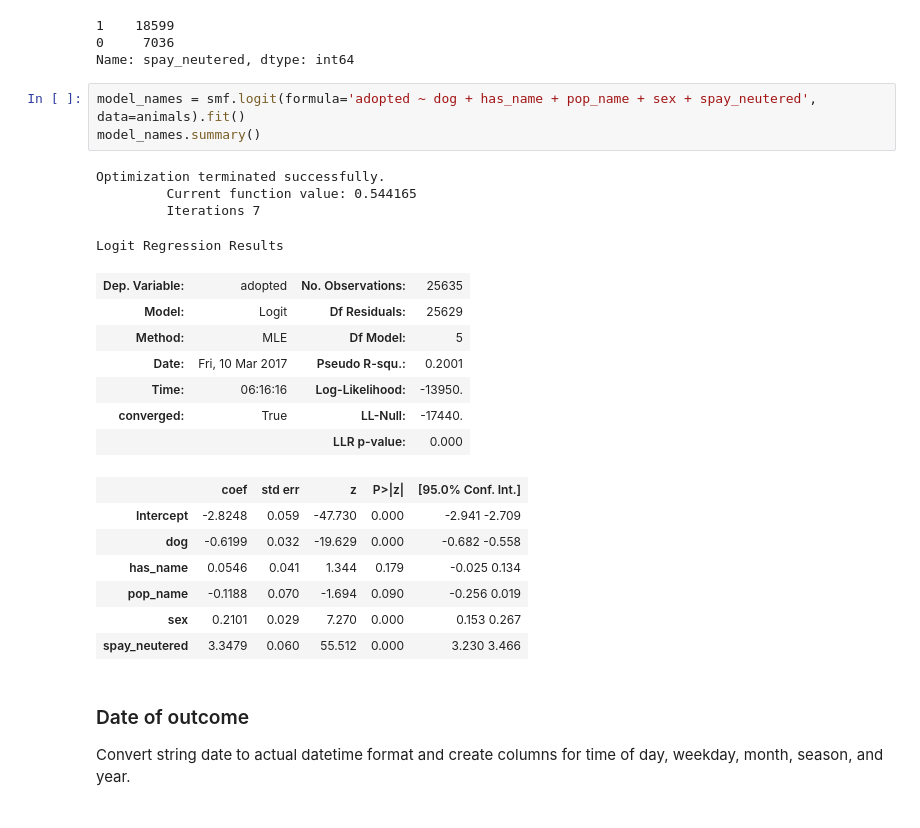
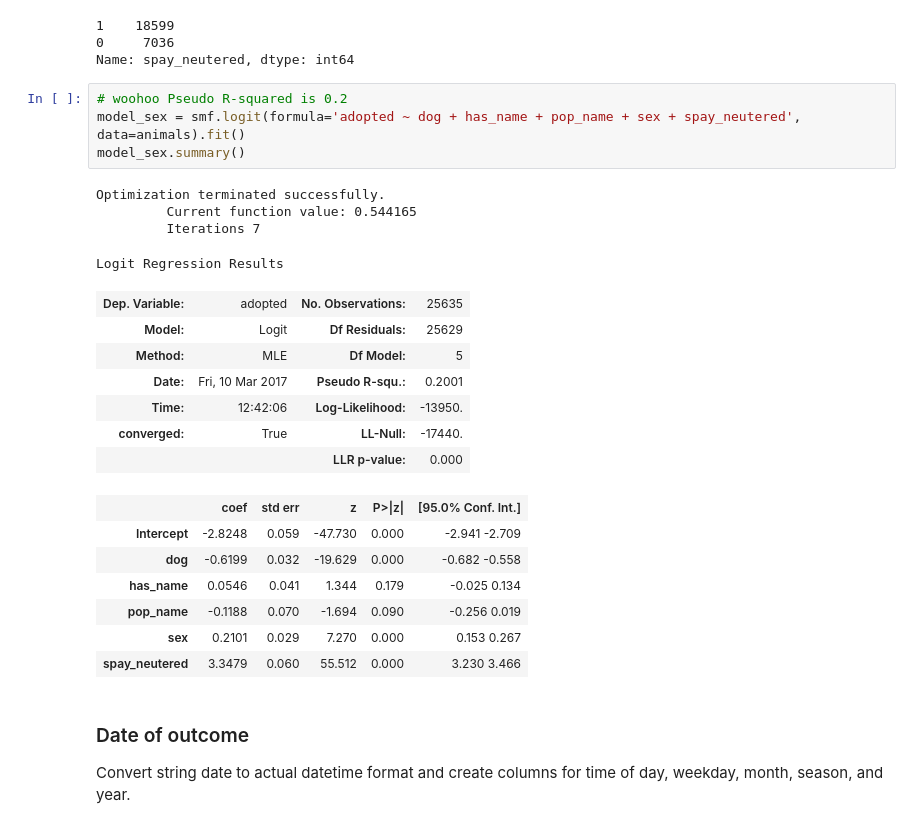
Before and after one commit to vnessified/adopt_me-, a Jupyter notebook: shelter_animal_outcomes.ipynb, the cells around one changed output. Saved outputs shown, nothing was run; the diff lists cells and outputs as text.

```diff
--- a/shelter_animal_outcomes.ipynb
+++ b/shelter_animal_outcomes.ipynb
@@ -293,18 +295,19 @@ animals.spay_neutered.value_counts(dropna=False)
 0     7036
 Name: spay_neutered, dtype: int64
 # %%
-model_names = smf.logit(formula='adopted ~ dog + has_name + pop_name + sex + spay_neutered', data=animals).fit()
-model_names.summary()
+# woohoo Pseudo R-squared is 0.2
+model_sex = smf.logit(formula='adopted ~ dog + has_name + pop_name + sex + spay_neutered', data=animals).fit()
+model_sex.summary()
 # %% [output]
 Optimization terminated successfully.
          Current function value: 0.544165
          Iterations 7
 Logit Regression Results
 | Dep. Variable: | adopted | No. Observations: | 25635 |
 | Model: | Logit | Df Residuals: | 25629 |
 | Method: | MLE | Df Model: | 5 |
 | Date: | Fri, 10 Mar 2017 | Pseudo R-squ.: | 0.2001 |
-| Time: | 06:16:16 | Log-Likelihood: | -13950. |
+| Time: | 12:42:06 | Log-Likelihood: | -13950. |
 | converged: | True | LL-Null: | -17440. |
 |  |  | LLR p-value: | 0.000 |
 |  | coef | std err | z | P>|z| | [95.0% Conf. Int.] |
```
Also changed, not shown: parts of 44 cells of this notebook.
